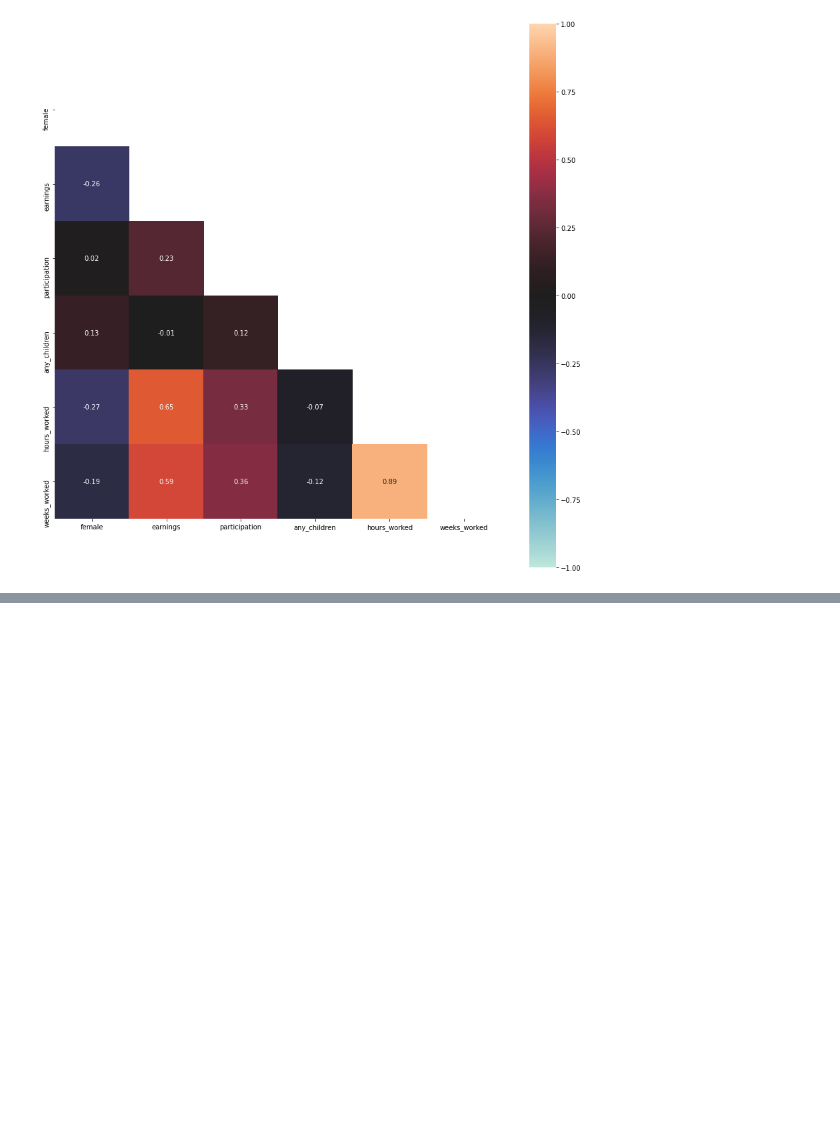
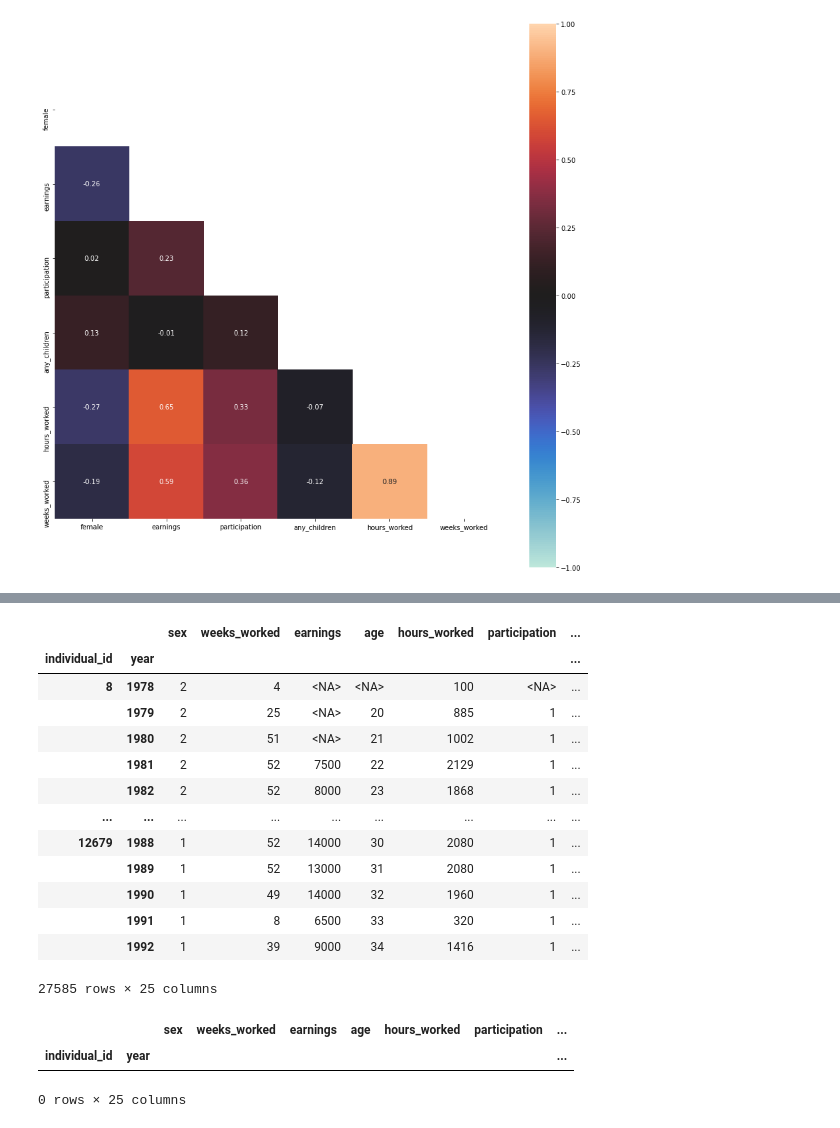
Before and after one commit to berikabinzet/Final_Project, a Jupyter notebook: src/data_management/data_cleaning_code.ipynb, the cells around one changed output, grey strips where cells are left out. Saved outputs shown, nothing was run; the diff lists cells and outputs as text; code cells hidden in the pictures; blank space fills up the shorter version.

```diff
--- a/src/data_management/data_cleaning_code.ipynb
+++ b/src/data_management/data_cleaning_code.ipynb
@@ -416,0 +431,31 @@ Int64Index([   84,   112,   546,   675,   725,   754,   756,   952,   975,
+# %%
+#creating a balanced dataframe for hours_worked variable
+df_3 = df.groupby(level = 0)[["hours_worked"]].apply(lambda x: x.isna().sum())
+df_3.loc[df_3["hours_worked"]== 0].index
+df_hours_worked_balanced = df.loc[df_3.loc[df_3["hours_worked"]== 0].index]
+df_hours_worked_balanced
+# %% [output]
+|  |  | sex | weeks_worked | earnings | age | hours_worked | participation | ... |
+| individual_id | year |  |  |  |  |  |  | ... |
+| 8 | 1978 | 2 | 4 | <NA> | <NA> | 100 | <NA> | ... |
+|  | 1979 | 2 | 25 | <NA> | 20 | 885 | 1 | ... |
+|  | 1980 | 2 | 51 | <NA> | 21 | 1002 | 1 | ... |
+|  | 1981 | 2 | 52 | 7500 | 22 | 2129 | 1 | ... |
+|  | 1982 | 2 | 52 | 8000 | 23 | 1868 | 1 | ... |
+| ... | ... | ... | ... | ... | ... | ... | ... | ... |
+| 12679 | 1988 | 1 | 52 | 14000 | 30 | 2080 | 1 | ... |
+|  | 1989 | 1 | 52 | 13000 | 31 | 2080 | 1 | ... |
+|  | 1990 | 1 | 49 | 14000 | 32 | 1960 | 1 | ... |
+|  | 1991 | 1 | 8 | 6500 | 33 | 320 | 1 | ... |
+|  | 1992 | 1 | 39 | 9000 | 34 | 1416 | 1 | ... |
+27585 rows × 25 columns
+# %%
+#creating a balanced dataframe for hours_worked variable
+df_4 = df.groupby(level = 0)[["wage_rate"]].apply(lambda x: x.isna().sum())
+df_4.loc[df_4["wage_rate"]== 0].index
+df_wage_rate_balanced = df.loc[df_4.loc[df_4["wage_rate"]== 0].index]
+df_wage_rate_balanced
+# %% [output]
+|  |  | sex | weeks_worked | earnings | age | hours_worked | participation | ... |
+| individual_id | year |  |  |  |  |  |  | ... |
+0 rows × 25 columns
```
Also changed, not shown: parts of 10 cells of this notebook.
